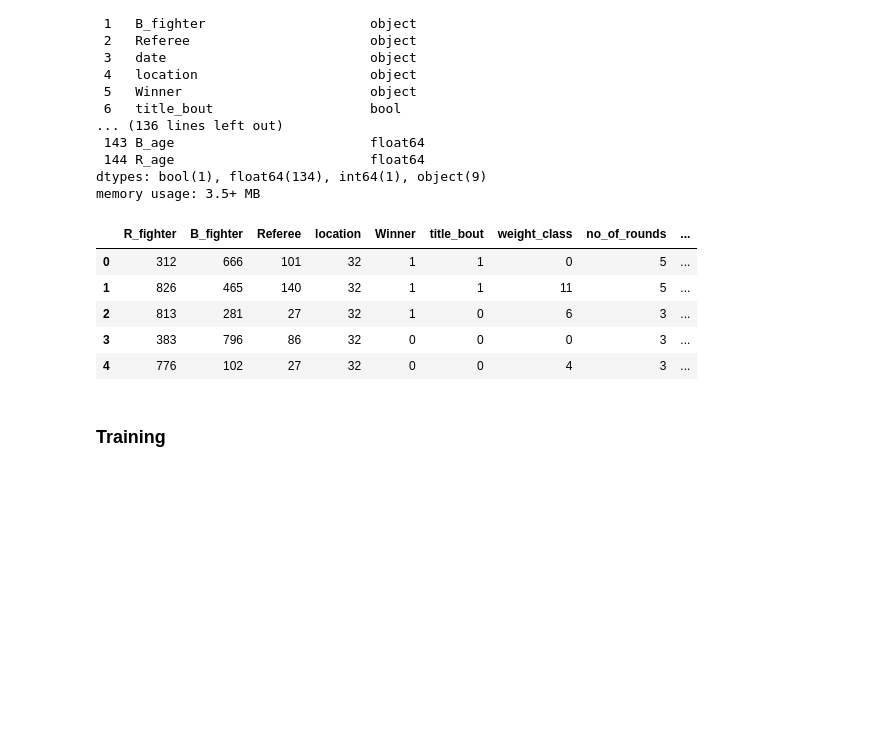
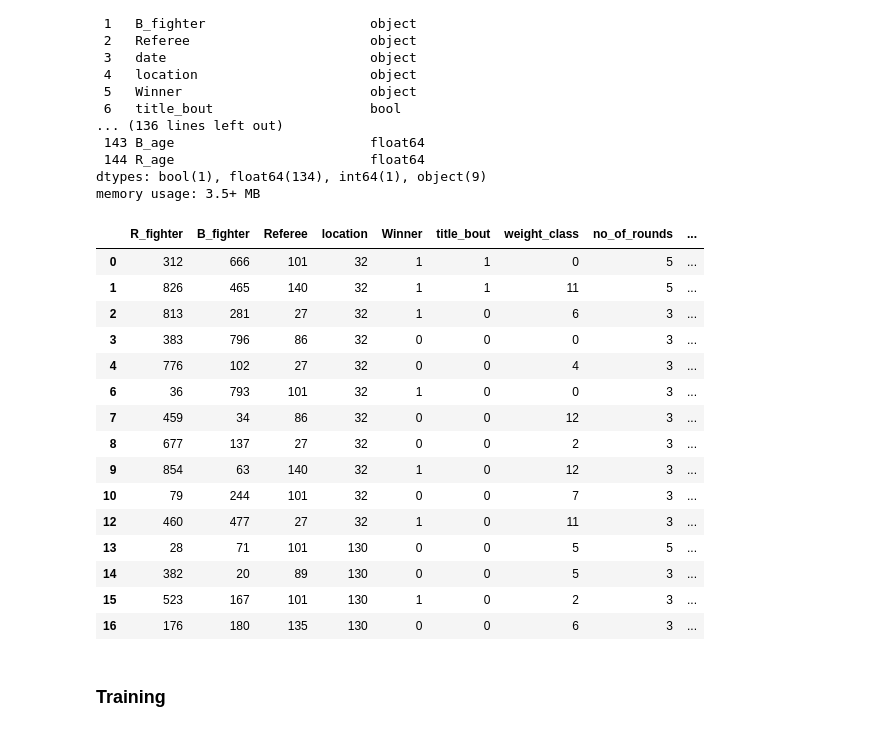
Before and after one commit to Aciago/Week6_project, a Jupyter notebook: p6_v4.ipynb, the cells around one changed output. Drawn from its saved outputs; the diff is of its cells as text; code cells hidden in the pictures; blank space fills up the shorter version.

```diff
--- a/p6_v4.ipynb
+++ b/p6_v4.ipynb
@@ -46,5 +51,5 @@ dft.head()
 | 4 | Blue | False | 3 | 0.0 | 1.0 | 0.0 | ... |
 # %%
 # reading data from the file
-df = pd.read_csv(r"C:/Users/Aciago/ih/Week6_project/data/ufcdata/data.csv")
+df = pd.read_csv(r"C:/Users/aciag/ih/Week6_project/data/ufcdata/data.csv")
 # %%
@@ -249,14 +254,24 @@ df.drop(columns=['date'],axis=1,inplace=True)
 #dummies for winner col
 #df4 = pd.get_dummies(data=df4, columns=['Winner','R_Stance','B_Stance','title_bout'], drop_first=True)
 # %%
-df.head()
+df.head(15)
 # %% [output]
 |  | R_fighter | B_fighter | Referee | location | Winner | title_bout | weight_class | no_of_rounds | ... |
 | 0 | 312 | 666 | 101 | 32 | 1 | 1 | 0 | 5 | ... |
 | 1 | 826 | 465 | 140 | 32 | 1 | 1 | 11 | 5 | ... |
 | 2 | 813 | 281 | 27 | 32 | 1 | 0 | 6 | 3 | ... |
 | 3 | 383 | 796 | 86 | 32 | 0 | 0 | 0 | 3 | ... |
 | 4 | 776 | 102 | 27 | 32 | 0 | 0 | 4 | 3 | ... |
+| 6 | 36 | 793 | 101 | 32 | 1 | 0 | 0 | 3 | ... |
+| 7 | 459 | 34 | 86 | 32 | 0 | 0 | 12 | 3 | ... |
+| 8 | 677 | 137 | 27 | 32 | 0 | 0 | 2 | 3 | ... |
+| 9 | 854 | 63 | 140 | 32 | 1 | 0 | 12 | 3 | ... |
+| 10 | 79 | 244 | 101 | 32 | 0 | 0 | 7 | 3 | ... |
+| 12 | 460 | 477 | 27 | 32 | 1 | 0 | 11 | 3 | ... |
+| 13 | 28 | 71 | 101 | 130 | 0 | 0 | 5 | 5 | ... |
+| 14 | 382 | 20 | 89 | 130 | 0 | 0 | 5 | 3 | ... |
+| 15 | 523 | 167 | 101 | 130 | 1 | 0 | 2 | 3 | ... |
+| 16 | 176 | 180 | 135 | 130 | 0 | 0 | 6 | 3 | ... |
 # %% [markdown]
 ### Training
 # %%
```
Also changed, not shown: parts of 53 cells of this notebook.
